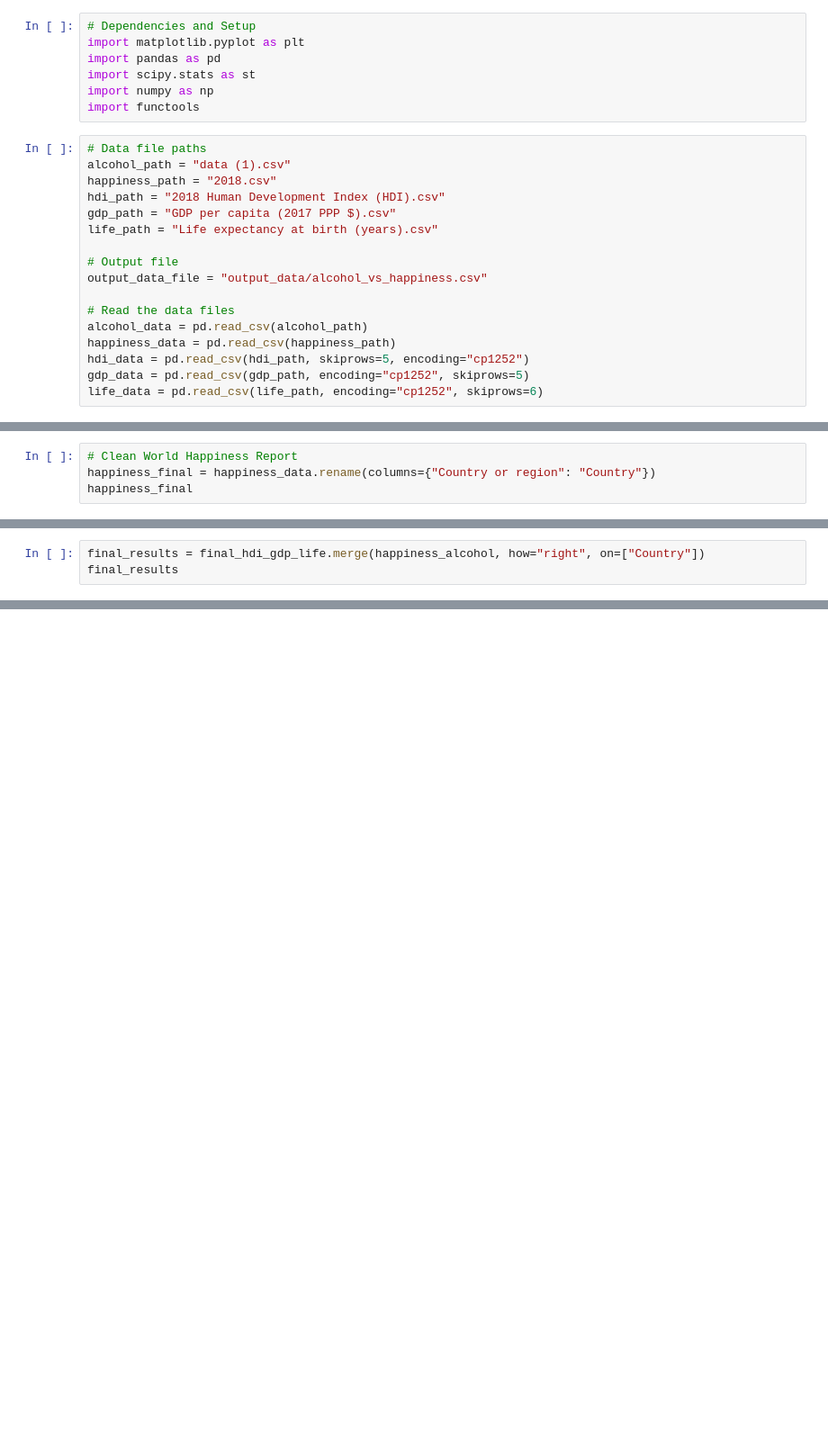
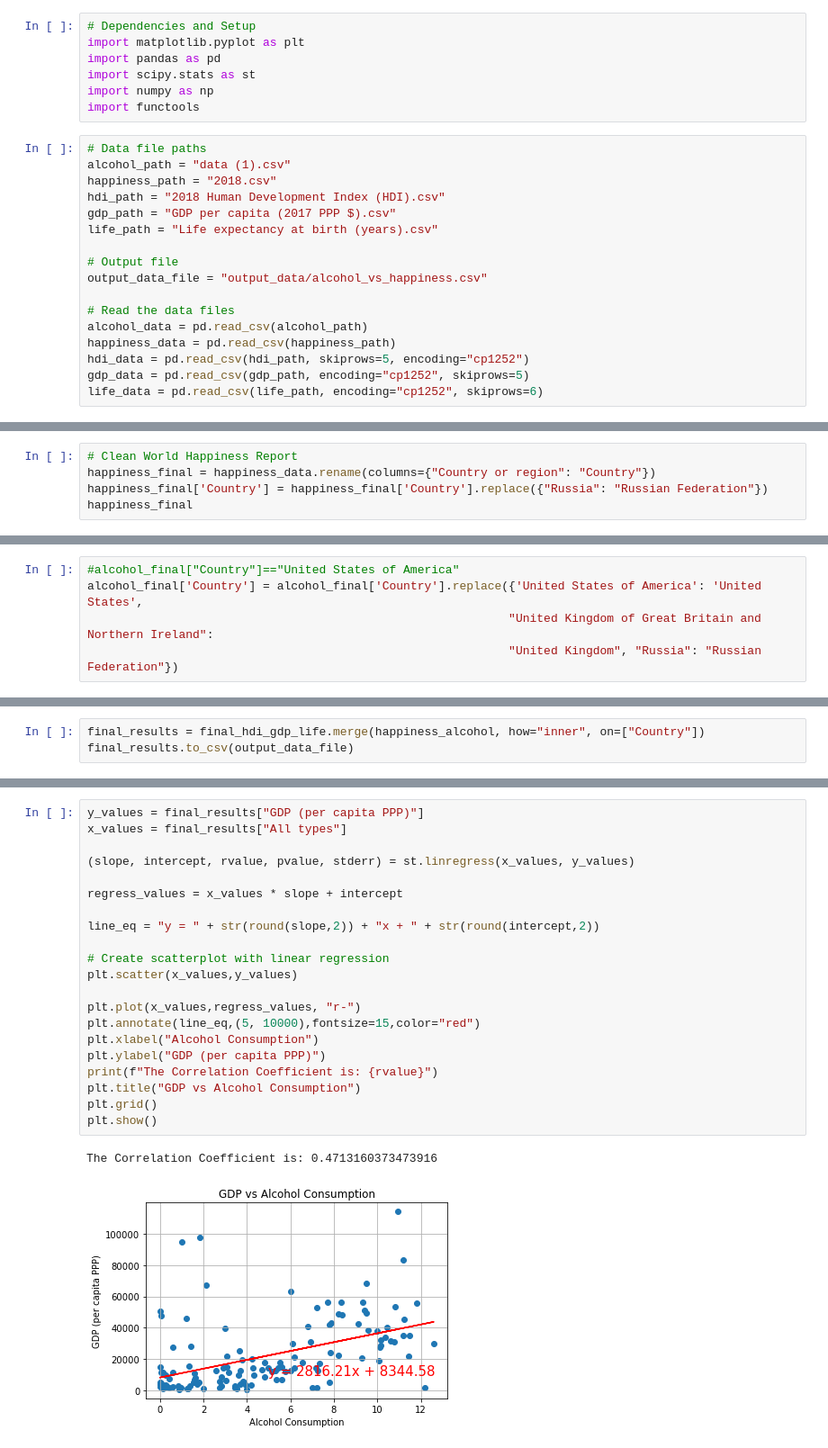
Before and after one commit to Steff-C/Project-1-Happiness-, a Jupyter notebook: Happiness.ipynb, the cells around one changed output, grey strips where cells are left out. Shown at 90% size. Saved outputs shown, nothing was run; the diff lists cells and outputs as text; blank space fills up the shorter version.

```diff
--- a/Happiness.ipynb
+++ b/Happiness.ipynb
@@ -44,4 +93,5 @@ final_hdi_gdp_life
 # %%
 # Clean World Happiness Report
 happiness_final = happiness_data.rename(columns={"Country or region": "Country"})
+happiness_final['Country'] = happiness_final['Country'].replace({"Russia": "Russian Federation"})
 happiness_final
@@ -56,0 +156,5 @@ alcohol_final
+# %%
+#alcohol_final["Country"]=="United States of America"
+alcohol_final['Country'] = alcohol_final['Country'].replace({'United States of America': 'United States',
+                                                            "United Kingdom of Great Britain and Northern Ireland":
+                                                            "United Kingdom", "Russia": "Russian Federation"})
@@ -65,3 +225,3 @@ happiness_alcohol
 # %%
-final_results = final_hdi_gdp_life.merge(happiness_alcohol, how="right", on=["Country"])
-final_results
+final_results = final_hdi_gdp_life.merge(happiness_alcohol, how="inner", on=["Country"])
+final_results.to_csv(output_data_file)
@@ -70,0 +265,24 @@ top_alcohol
+# %%
+y_values = final_results["GDP (per capita PPP)"]
+x_values = final_results["All types"]
+
+(slope, intercept, rvalue, pvalue, stderr) = st.linregress(x_values, y_values)
+
+regress_values = x_values * slope + intercept
+
+line_eq = "y = " + str(round(slope,2)) + "x + " + str(round(intercept,2))
+
+# Create scatterplot with linear regression
+plt.scatter(x_values,y_values)
+
+plt.plot(x_values,regress_values, "r-")
+plt.annotate(line_eq,(5, 10000),fontsize=15,color="red")
+plt.xlabel("Alcohol Consumption")
+plt.ylabel("GDP (per capita PPP)")
+print(f"The Correlation Coefficient is: {rvalue}")
+plt.title("GDP vs Alcohol Consumption")
+plt.grid()
+plt.show()
+# %% [output]
+The Correlation Coefficient is: 0.4713160373473916
+[figure, added]
```
Also changed, not shown: parts of 17 cells of this notebook, 3 other files.
